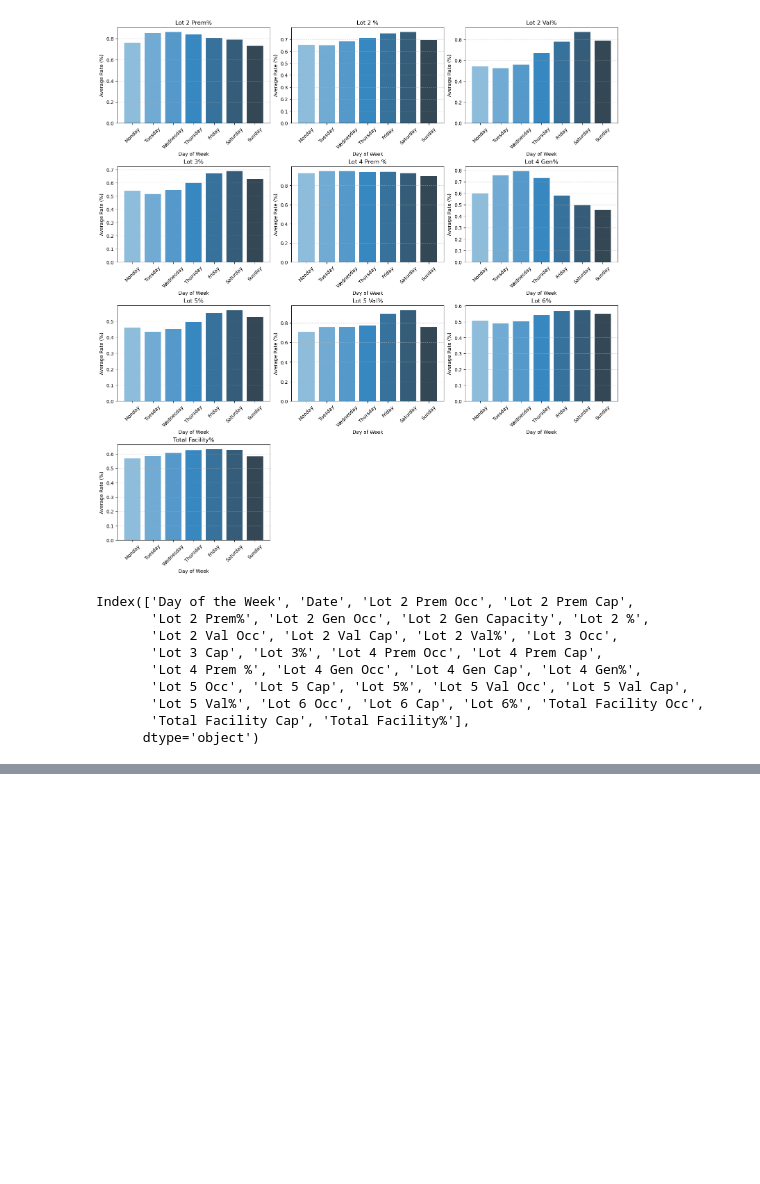
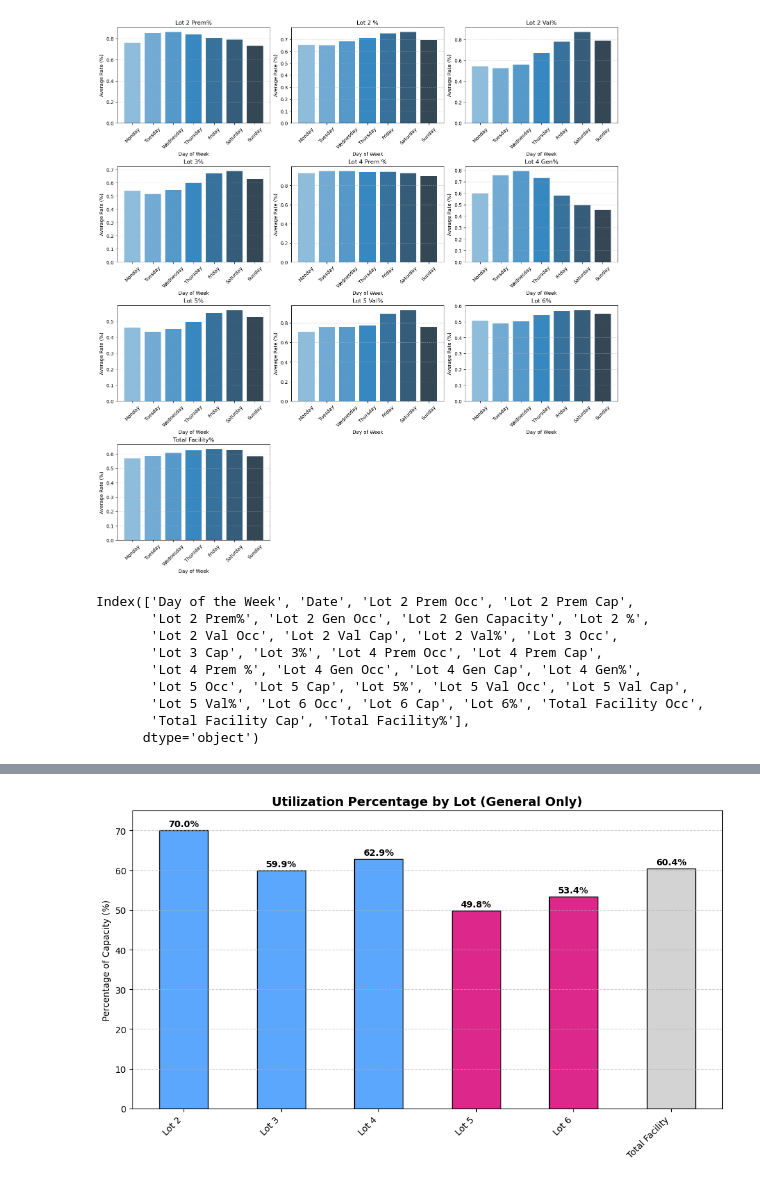
Before and after one commit to doom-boy/Ontario-Competition-Project, a Jupyter notebook: newer_lot_counts_eda.ipynb, the cells around one changed output, grey strips where cells are left out. Cells and saved outputs as stored; diff of their text form; code cells hidden in the pictures; blank space fills up the shorter version.

```diff
--- a/newer_lot_counts_eda.ipynb
+++ b/newer_lot_counts_eda.ipynb
@@ -141,3 +160,11 @@ plt.show()s
 # %% [output]
 [figure]
 [figure]
+# %%
+# --- Calculate average occupied spaces for each lot ---
+average_occupancies = df[occ_cols].mean()
+
+# --- Display the results ---
+print("Average Occupancies per Lot:")
+for lot, avg in average_occupancies.items():
+    print(f"{lot}: {avg:.2f} spaces")
@@ -198,0 +263,86 @@ Index(['Day of the Week', 'Date', 'Lot 2 Prem Occ', 'Lot 2 Prem Cap',
+# %%
+import matplotlib.pyplot as plt
+import pandas as pd
+
+# --- Identify occupancy and capacity columns ---
+occ_cols = [col for col in df.columns if "Occ" in col and "%" not in col]
+cap_cols = [col for col in df.columns if ("Cap" in col or "Capacity" in col) and "%" not in col]
+
+# --- Filter out Premium and Value lots ---
+occ_cols = [c for c in occ_cols if not any(x in c for x in ["Prem", "Val", "Premium", "Value"])]
+cap_cols = [c for c in cap_cols if not any(x in c for x in ["Prem", "Val", "Premium", "Value"])]
+
+# --- Compute averages ---
+avg_occ = df[occ_cols].mean()
+avg_cap = df[cap_cols].mean()
+
+# --- Pair occupancy and capacity columns ---
+pairs = []
+for occ in occ_cols:
+    base_name = occ.replace("Occ", "").strip()
+    cap_match = next((c for c in cap_cols if base_name in c), None)
+    if cap_match:
+        pairs.append((base_name.strip(), occ, cap_match))
+
+# --- Build DataFrame ---
+data = pd.DataFrame({
+    "Lot": [name for name, _, _ in pairs],
+    "Average Occupancy": [avg_occ[occ] for _, occ, _ in pairs],
+    "Average Capacity": [avg_cap[cap] for _, _, cap in pairs]
+})
+data.set_index("Lot", inplace=True)
+
+# --- Clean up lot names ---
+data.index = data.index.str.replace("Gen", "", case=False, regex=False)
+data.index = data.index.str.replace("General", "", case=False, regex=False)
+data.index = data.index.str.strip()
+
+# --- Add Total Facility ---
+if "Total Facility" in df.columns:
+    total_occ = df["Total Facility Occ"].mean()
+    total_cap = df["Total Facility Cap"].mean()
+    total_pct = (total_occ / total_cap) * 100
+    data.loc["Total Facility"] = [total_occ, total_cap, total_pct]
+
+# --- Convert to percentage of capacity ---
+data["Average Occupancy %"] = (data["Average Occupancy"] / data["Average Capacity"]) * 100
+
+# --- Define colors ---
+colors = []
+for lot in data.index:
+    lot_lower = lot.lower()
+    if any(num in lot_lower for num in ["2", "3", "4"]):
+        colors.append("#5ca7fe")  # blue
+    elif any(num in lot_lower for num in ["5", "6"]):
+        colors.append("#dc288b")  # pink
+    elif "total" in lot_lower:
+        colors.append("lightgray")  # neutral
+    else:
+        colors.append("skyblue")  # fallback
+
+# --- Plot ---
+plt.figure(figsize=(10, 6))
+x = range(len(data))
+bars = plt.bar(x, data["Average Occupancy %"], color=colors, edgecolor="black", width=0.5)
+
+# --- Add labels ---
+for i, bar in enumerate(bars):
+    height = bar.get_height()
+    plt.text(
+        bar.get_x() + bar.get_width() / 2,
+        height + 0.5,
+        f"{height:.1f}%",
+        ha='center', va='bottom',
+        fontsize=10,
+        fontweight='bold'
+    )
+
+plt.title("Utilization Percentage by Lot (General Only)", fontsize=14, fontweight="bold")
+plt.ylabel("Percentage of Capacity (%)")
+plt.xticks(x, data.index, rotation=45, ha="right")
+plt.ylim(0, 75)
+plt.grid(axis="y", linestyle="--", alpha=0.6)
+plt.tight_layout()
+plt.show()
+# %% [output]
+[figure, added]
```
Also changed, not shown: parts of 10 cells of this notebook, 3 other files.
